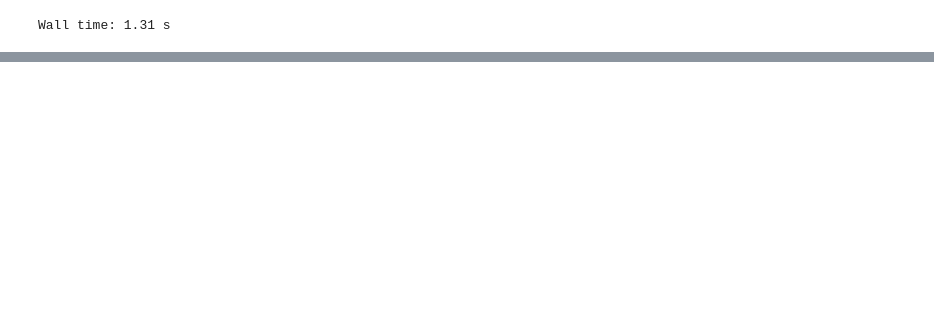
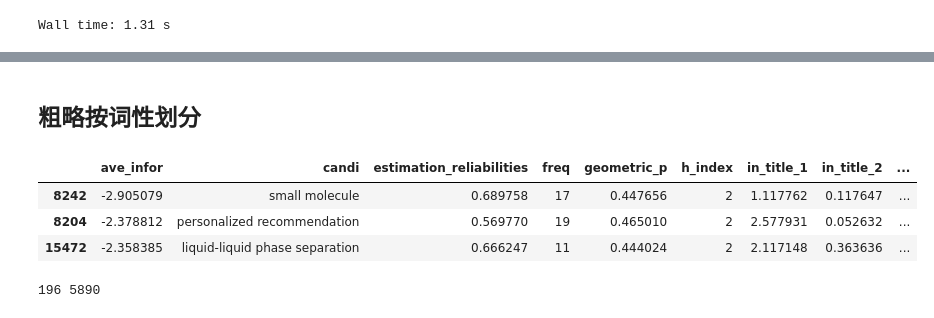
Before and after one commit to swarma-campus/domains-of-complex-systems, a Jupyter notebook: data_explore.ipynb, the cells around one changed output, grey strips where cells are left out. Cells and saved outputs as stored; diff of their text form; code cells hidden in the pictures; blank space fills up the shorter version.

Commit message:
粗略按词性划分术语

```diff
--- a/data_explore.ipynb
+++ b/data_explore.ipynb
@@ -164,3 +184,5 @@ df_demo.sample(3)
 | 6078 | We analyze an intermediate collec... | {' phase ': 2, ' evolution ': 1, ... | From phase to amplitude oscillators | cf3326f4-88b3-11ea-b132-0242ac1a000b | 26 | [ phase , evolution , transition ... | [0.0, 0.0, 0.0, 0.0, 0.0, 0.0, 0.... |
 # %%
 df_demo.to_json('paper_with_term.json',orient='records',lines=True)
+# %% [markdown]
+## 粗略按词性划分
@@ -166,0 +191,9 @@ df_demo.to_json('paper_with_term.json',orient='records',lines=True)
+# %%
+df_candi = pd.read_json('data/df_candi.json',lines=True)
+# %%
+df_candi.sample(3)
+# %% [output]
+|  | ave_infor | candi | estimation_reliabilities | freq | geometric_p | h_index | in_title_1 | in_title_2 | ... |
+| 8242 | -2.905079 | small molecule | 0.689758 | 17 | 0.447656 | 2 | 1.117762 | 0.117647 | ... |
+| 8204 | -2.378812 | personalized recommendation | 0.569770 | 19 | 0.465010 | 2 | 2.577931 | 0.052632 | ... |
+| 15472 | -2.358385 | liquid-liquid phase separation | 0.666247 | 11 | 0.444024 | 2 | 2.117148 | 0.363636 | ... |
@@ -166,0 +208,4 @@ df_demo.to_json('paper_with_term.json',orient='records',lines=True)
+# %%
+print(len(dic1),len(dic2))
+# %% [output]
+196 5890
```
Also changed, not shown: parts of 17 cells of this notebook, 5 other files.
